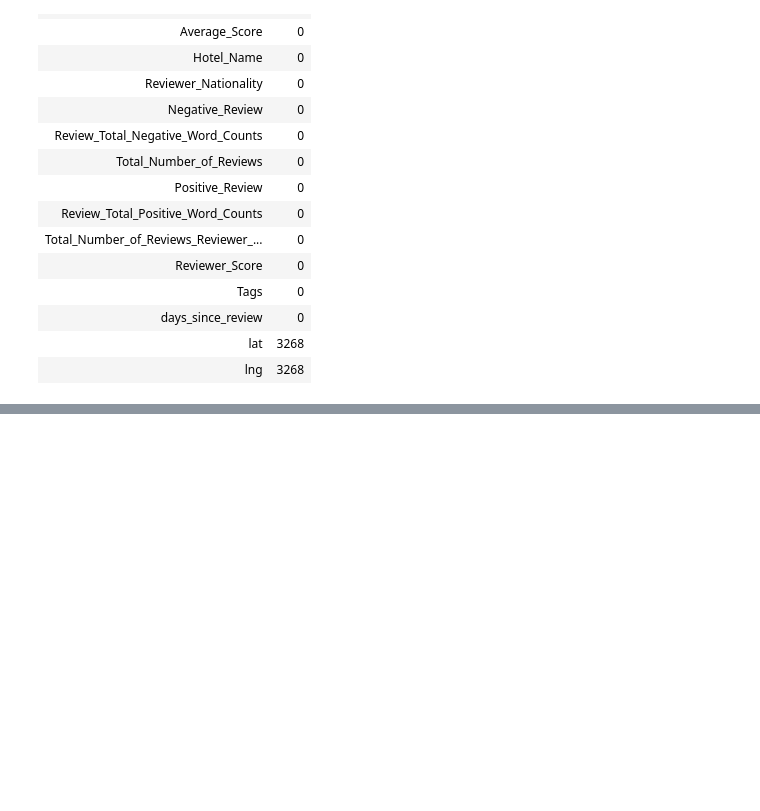
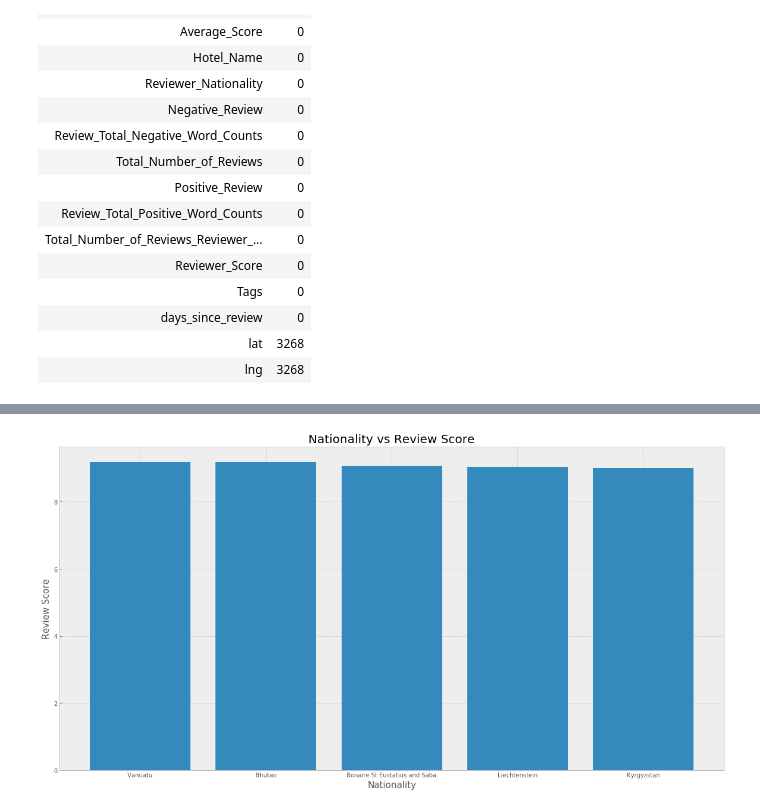
Before and after one commit to the-rahul-kumar/project-hotel-ratings-prediction, a Jupyter notebook: presentation.ipynb, the cells around one changed output, grey strips where cells are left out. Cells and saved outputs as stored; diff of their text form; code cells hidden in the pictures; blank space fills up the shorter version.

```diff
--- a/presentation.ipynb
+++ b/presentation.ipynb
@@ -176,0 +318,11 @@ H10 Itaca
+# %%
+plt.figure(figsize=(20,10))
+
+#Value Counts for Reviewer Nationality, as if the nationality is rare, we won't really get any meaningful information from it
+plt.bar(test.Reviewer_Nationality.tail(5), test.Reviewer_Score.tail(5))
+plt.xlabel('Nationality',fontsize=15)
+plt.ylabel('Review Score',fontsize=15)
+plt.title('Nationality vs Review Score',fontsize=20)
+plt.savefig('images/bottom_5_scoring_nationality.png')
+# %% [output]
+[figure, added]
```
Also changed, not shown: parts of 23 cells of this notebook, 8 other files.
